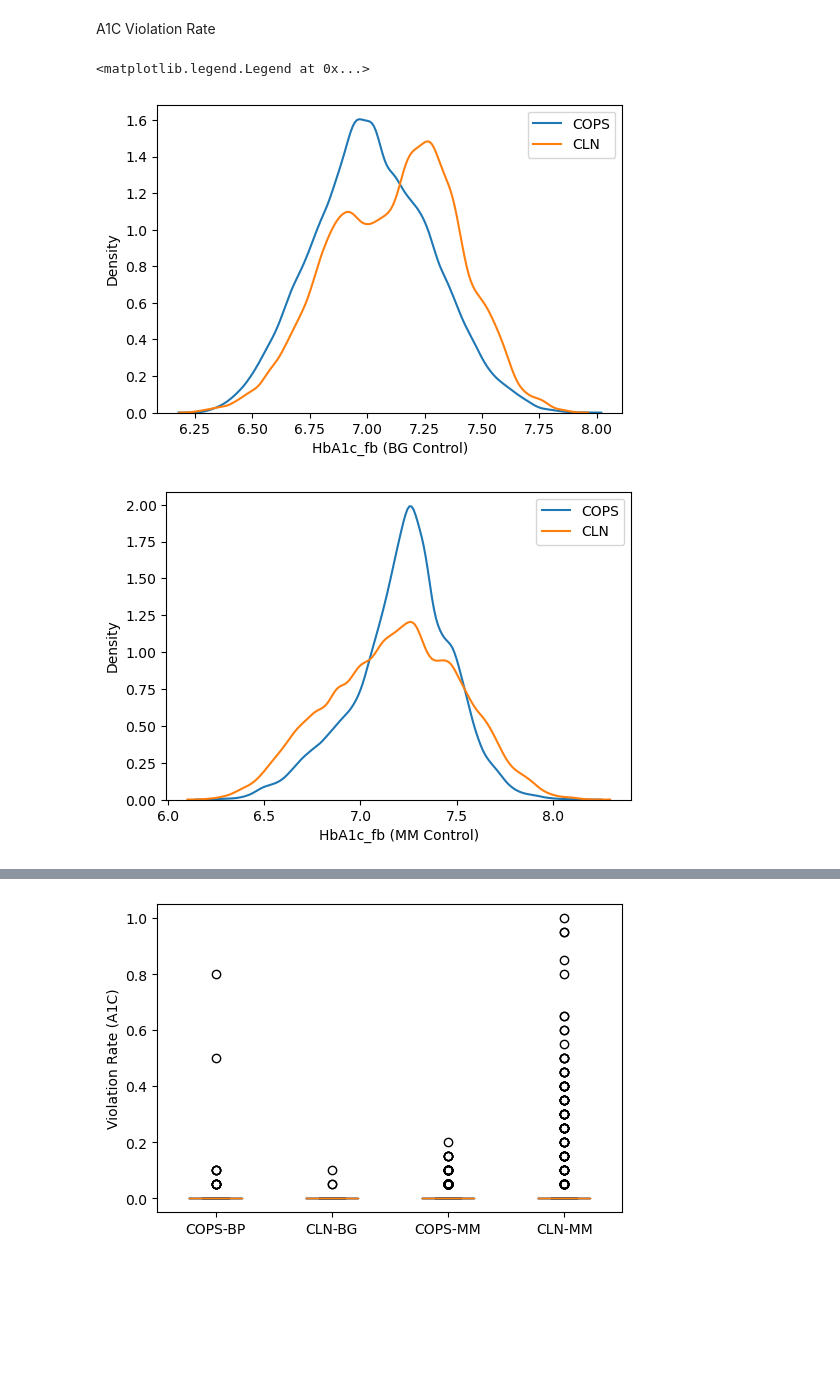
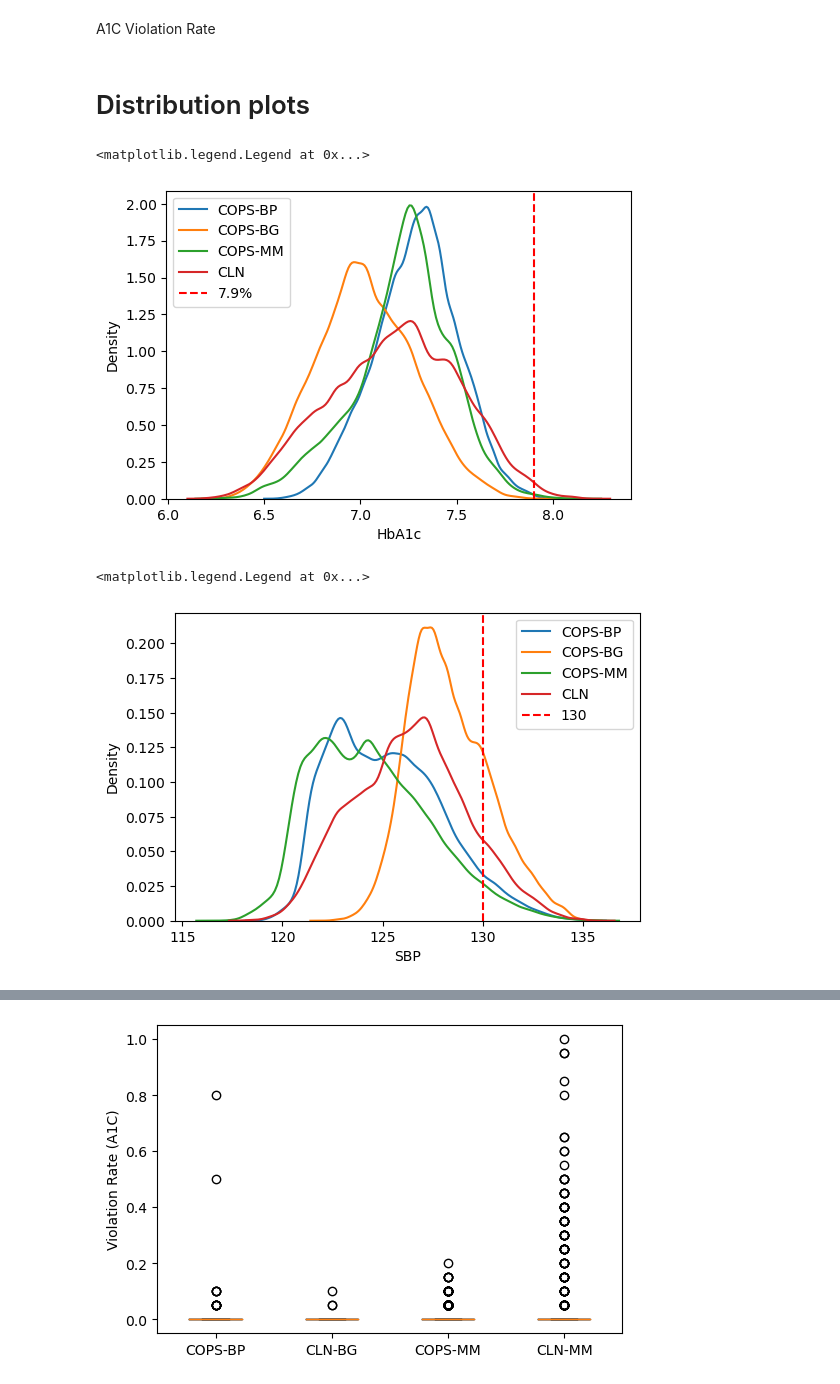
Before and after one commit to tian1327/Accord-RL, a Jupyter notebook: NumericalResults/Table_and_Plots_v5_MM4+4.ipynb, the cells around one changed output, grey strips where cells are left out. Saved outputs shown, nothing was run; the diff lists cells and outputs as text; code cells hidden in the pictures; blank space fills up the shorter version.

Commit message:
add tail distribution plot

```diff
--- a/NumericalResults/Table_and_Plots_v5_MM4+4.ipynb
+++ b/NumericalResults/Table_and_Plots_v5_MM4+4.ipynb
@@ -1278,28 +1278,53 @@ plt.show()
 [figure]
 # %% [markdown]
 A1C Violation Rate
+# %% [markdown]
+# Distribution plots
 # %%
 # plot the distribution of bg_df['hba1c_fb'] and bg_df['hba1c_fb_cln']
 
 import matplotlib.pyplot as plt
 import seaborn as sns
 
-# set figure size
-plt.figure(figsize=(6, 4))
-# Plotting the box plot
-sns.distplot(bg_df['hba1c_fb'], hist=False, label='COPS')
-sns.distplot(bg_df['hba1c_fb_cln'], hist=False, label='CLN')
-plt.xlabel('HbA1c_fb (BG Control)')
-plt.legend()
+# # set figure size
+# plt.figure(figsize=(6, 4))
+# # Plotting the box plot
+# sns.distplot(bg_df['hba1c_fb'], hist=False, label='COPS')
+# sns.distplot(bg_df['hba1c_fb_cln'], hist=False, label='CLN')
+# plt.xlabel('HbA1c_fb (BG Control)')
+# plt.legend()
 
 # set figure size
 plt.figure(figsize=(6, 4))
 # Plotting the box plot
-sns.distplot(bpbg_df['hba1c_fb'], hist=False, label='COPS')
+sns.distplot(bp_df['hba1c_fb'], hist=False, label='COPS-BP')
+sns.distplot(bg_df['hba1c_fb'], hist=False, label='COPS-BG')
+sns.distplot(bpbg_df['hba1c_fb'], hist=False, label='COPS-MM')
 sns.distplot(bpbg_df['hba1c_fb_cln'], hist=False, label='CLN')
-plt.xlabel('HbA1c_fb (MM Control)')
+
+# add a vertical line at x=7.9
+plt.axvline(x=7.9, color='r', linestyle='--', label='7.9%')
+
+plt.xlabel('HbA1c')
 plt.legend()
 # %% [output]
 <matplotlib.legend.Legend at 0x...>
-[figure, old version]
+[figure, new version]
-[figure, removed]
+# %%
+import matplotlib.pyplot as plt
+import seaborn as sns
+
+# set figure size
+plt.figure(figsize=(6, 4))
+# Plotting the box plot
+sns.distplot(bp_df['sbp_fb'], hist=False, label='COPS-BP')
+sns.distplot(bg_df['sbp_fb'], hist=False, label='COPS-BG')
+sns.distplot(bpbg_df['sbp_fb'], hist=False, label='COPS-MM')
+sns.distplot(bpbg_df['sbp_fb_cln'], hist=False, label='CLN')
+# add a vertical line at x=130
+plt.axvline(x=130, color='r', linestyle='--', label='130')
+plt.xlabel('SBP')
+plt.legend()
+# %% [output]
+<matplotlib.legend.Legend at 0x...>
+[figure, added]
```
Also changed, not shown: parts of 1 cell of this notebook.
